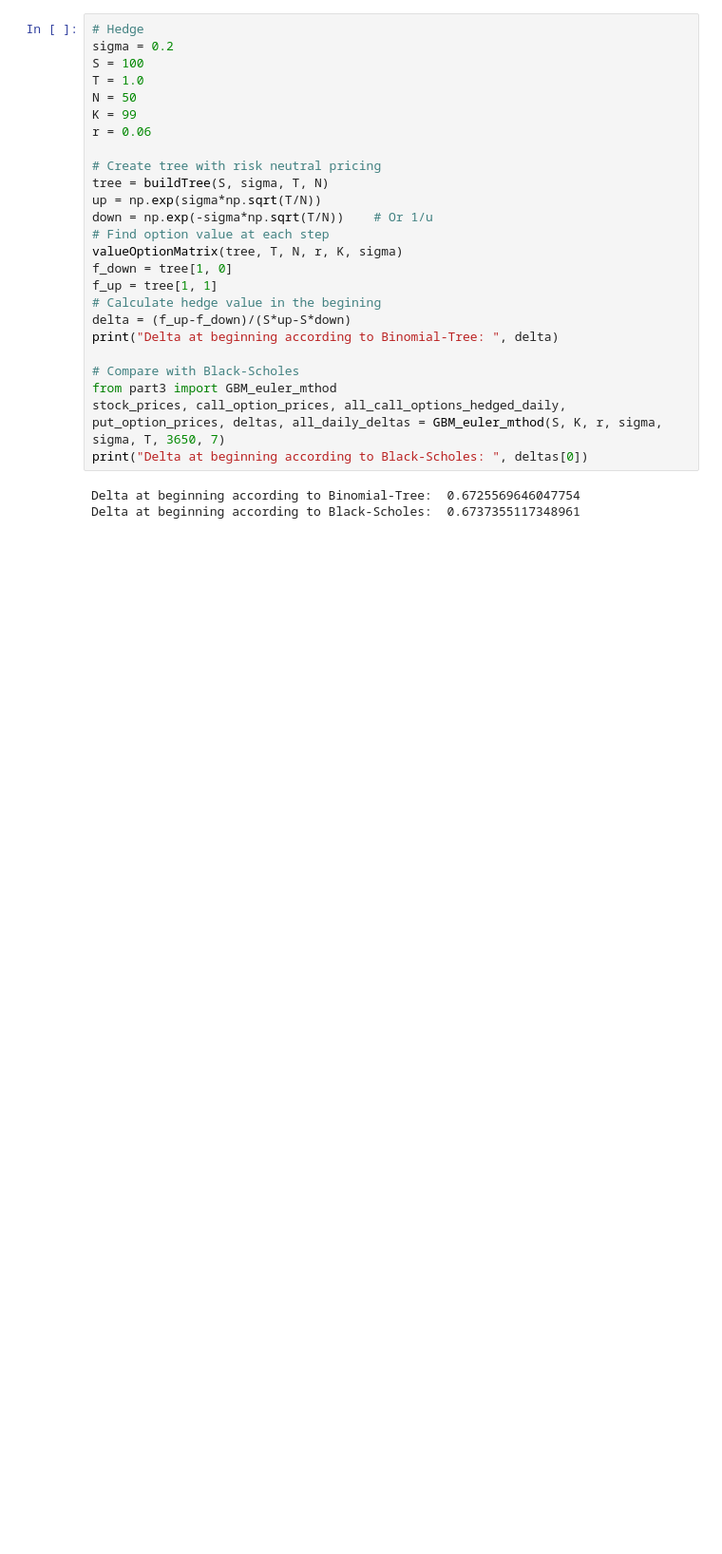
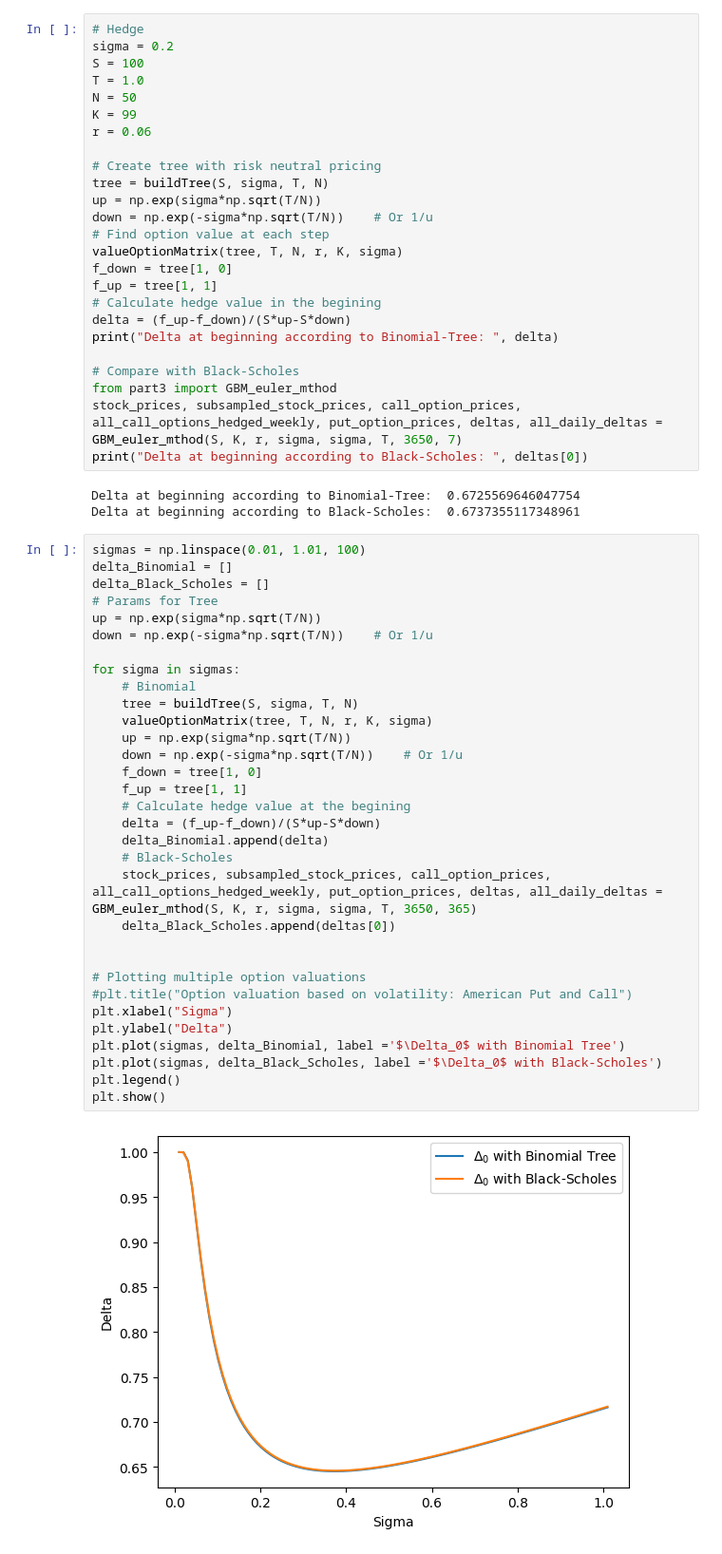
Before and after one commit to pmchrist/Comp-Finance-Assignments, a Jupyter notebook: Assignment_1/part2.ipynb, the cells around one changed output. Shown at 95% size. Drawn from its saved outputs; the diff is of its cells as text; blank space fills up the shorter version.

Commit message:
Added Delta Variation based on Volatility

```diff
--- a/Assignment_1/part2.ipynb
+++ b/Assignment_1/part2.ipynb
@@ -239,8 +239,42 @@ print("Delta at beginning according to Binomial-Tree: ", delta)
 
 # Compare with Black-Scholes
 from part3 import GBM_euler_mthod
-stock_prices, call_option_prices, all_call_options_hedged_daily, put_option_prices, deltas, all_daily_deltas = GBM_euler_mthod(S, K, r, sigma, sigma, T, 3650, 7)
+stock_prices, subsampled_stock_prices, call_option_prices, all_call_options_hedged_weekly, put_option_prices, deltas, all_daily_deltas = GBM_euler_mthod(S, K, r, sigma, sigma, T, 3650, 7)
 print("Delta at beginning according to Black-Scholes: ", deltas[0])
 # %% [output]
 Delta at beginning according to Binomial-Tree:  0.6725569646047754
 Delta at beginning according to Black-Scholes:  0.6737355117348961
+# %%
+sigmas = np.linspace(0.01, 1.01, 100)
+delta_Binomial = []
+delta_Black_Scholes = []
+# Params for Tree
+up = np.exp(sigma*np.sqrt(T/N))
+down = np.exp(-sigma*np.sqrt(T/N))    # Or 1/u
+
+for sigma in sigmas:
+    # Binomial
+    tree = buildTree(S, sigma, T, N)
+    valueOptionMatrix(tree, T, N, r, K, sigma)
+    up = np.exp(sigma*np.sqrt(T/N))
+    down = np.exp(-sigma*np.sqrt(T/N))    # Or 1/u
+    f_down = tree[1, 0]
+    f_up = tree[1, 1]
+    # Calculate hedge value at the begining
+    delta = (f_up-f_down)/(S*up-S*down)
+    delta_Binomial.append(delta)
+    # Black-Scholes
+    stock_prices, subsampled_stock_prices, call_option_prices, all_call_options_hedged_weekly, put_option_prices, deltas, all_daily_deltas = GBM_euler_mthod(S, K, r, sigma, sigma, T, 3650, 365)
+    delta_Black_Scholes.append(deltas[0])
+
+
+# Plotting multiple option valuations
+#plt.title("Option valuation based on volatility: American Put and Call")
+plt.xlabel("Sigma")
+plt.ylabel("Delta")
+plt.plot(sigmas, delta_Binomial, label ='$\Delta_0$ with Binomial Tree')
+plt.plot(sigmas, delta_Black_Scholes, label ='$\Delta_0$ with Black-Scholes')
+plt.legend()
+plt.show()
+# %% [output]
+[figure, added]
```
Also changed, not shown: 1 other file.
